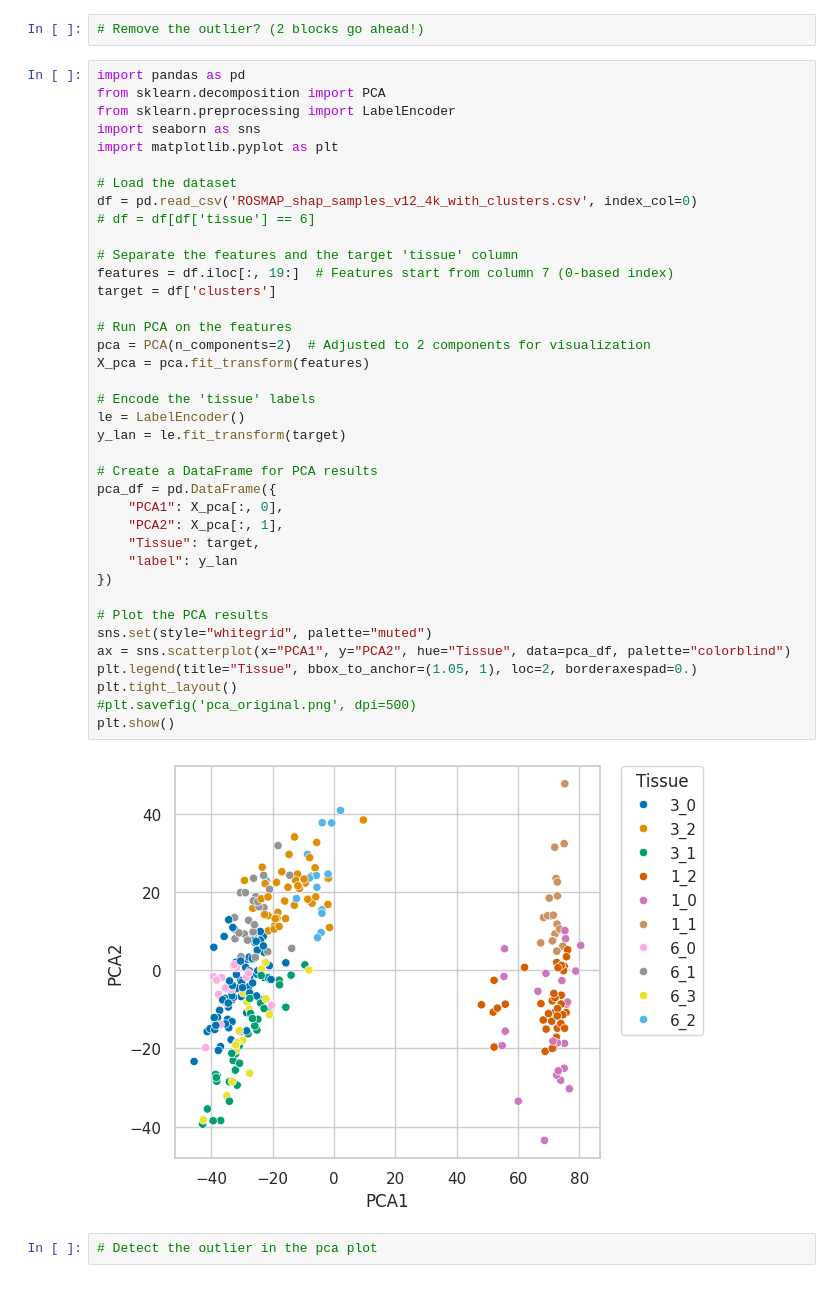
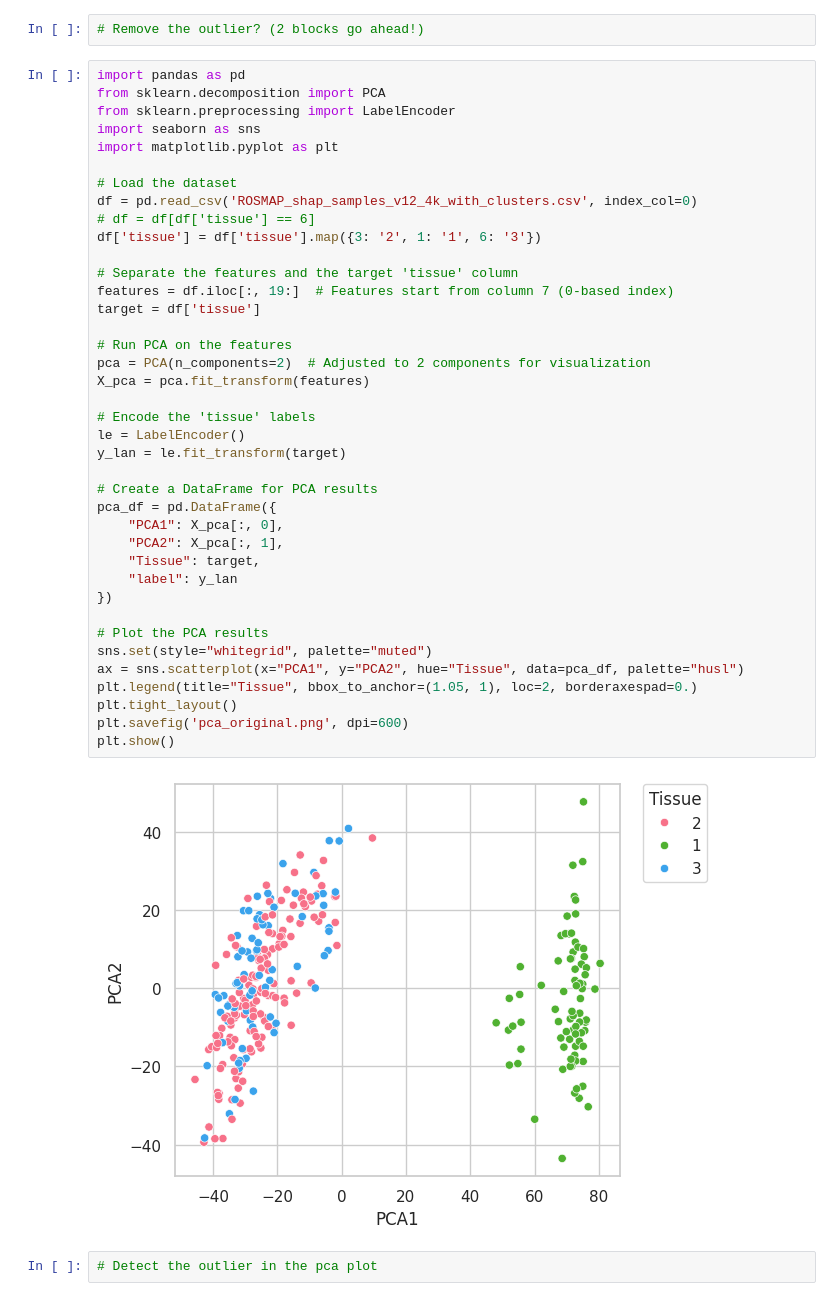
Before and after one commit to mmottaqii/AD-Biomarkers-MultiOmics, a Jupyter notebook: Analysis_2.ipynb, the cells around one changed output. Cells and saved outputs as stored; diff of their text form.

```diff
--- a/Analysis_2.ipynb
+++ b/Analysis_2.ipynb
@@ -1323,37 +1323,38 @@ import matplotlib.pyplot as plt
 
 # Load the dataset
 df = pd.read_csv('ROSMAP_shap_samples_v12_4k_with_clusters.csv', index_col=0)
 # df = df[df['tissue'] == 6]
+df['tissue'] = df['tissue'].map({3: '2', 1: '1', 6: '3'})
 
 # Separate the features and the target 'tissue' column
 features = df.iloc[:, 19:]  # Features start from column 7 (0-based index)
-target = df['clusters']
+target = df['tissue']
 
 # Run PCA on the features
 pca = PCA(n_components=2)  # Adjusted to 2 components for visualization
 X_pca = pca.fit_transform(features)
 
 # Encode the 'tissue' labels
 le = LabelEncoder()
 y_lan = le.fit_transform(target)
 
 # Create a DataFrame for PCA results
 pca_df = pd.DataFrame({
     "PCA1": X_pca[:, 0],
     "PCA2": X_pca[:, 1],
     "Tissue": target,
     "label": y_lan
 })
 
 # Plot the PCA results
 sns.set(style="whitegrid", palette="muted")
-ax = sns.scatterplot(x="PCA1", y="PCA2", hue="Tissue", data=pca_df, palette="colorblind")
+ax = sns.scatterplot(x="PCA1", y="PCA2", hue="Tissue", data=pca_df, palette="husl")
 plt.legend(title="Tissue", bbox_to_anchor=(1.05, 1), loc=2, borderaxespad=0.)
 plt.tight_layout()
-#plt.savefig('pca_original.png', dpi=500)
+plt.savefig('pca_original.png', dpi=600)
 plt.show()
 # %% [output]
-[figure, old version]
+[figure, new version]
 # %%
 # Detect the outlier in the pca plot
 # %%
```
Also changed, not shown: parts of 10 cells of this notebook.
